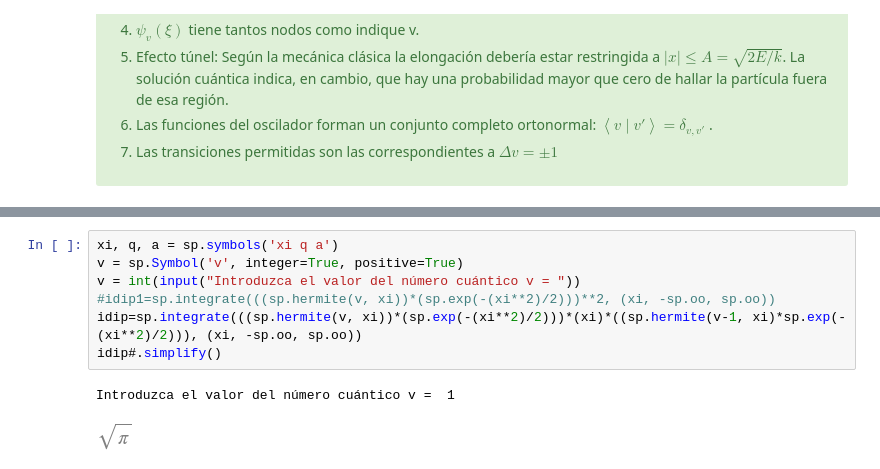
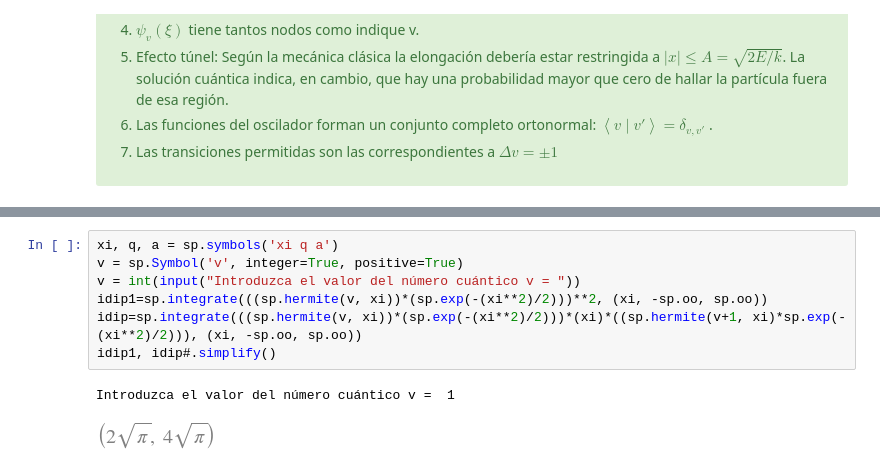
Before and after one commit to emejiao/Introducci-n-a-la-Qu-mica-Cu-ntica, a Jupyter notebook: Modelos_Simples/Oscilador-Armonico.ipynb, the cells around one changed output, grey strips where cells are left out. Cells and saved outputs as stored; diff of their text form.

```diff
--- a/Modelos_Simples/Oscilador-Armonico.ipynb
+++ b/Modelos_Simples/Oscilador-Armonico.ipynb
@@ -370,10 +346,10 @@ Una de las dos integrales de arriba será diferente de $0$ solo sí $v'=v+1$ o $
 # %%
 xi, q, a = sp.symbols('xi q a')
 v = sp.Symbol('v', integer=True, positive=True)
 v = int(input("Introduzca el valor del número cuántico v = "))
-#idip1=sp.integrate(((sp.hermite(v, xi))*(sp.exp(-(xi**2)/2)))**2, (xi, -sp.oo, sp.oo))
-idip=sp.integrate(((sp.hermite(v, xi))*(sp.exp(-(xi**2)/2)))*(xi)*((sp.hermite(v-1, xi)*sp.exp(-(xi**2)/2))), (xi, -sp.oo, sp.oo))
-idip#.simplify()
+idip1=sp.integrate(((sp.hermite(v, xi))*(sp.exp(-(xi**2)/2)))**2, (xi, -sp.oo, sp.oo))
+idip=sp.integrate(((sp.hermite(v, xi))*(sp.exp(-(xi**2)/2)))*(xi)*((sp.hermite(v+1, xi)*sp.exp(-(xi**2)/2))), (xi, -sp.oo, sp.oo))
+idip1, idip#.simplify()
 # %% [output]
 Introduzca el valor del número cuántico v =  1
-[figure, old version]
+[figure, new version]
```
Also changed, not shown: parts of 10 cells of this notebook.
